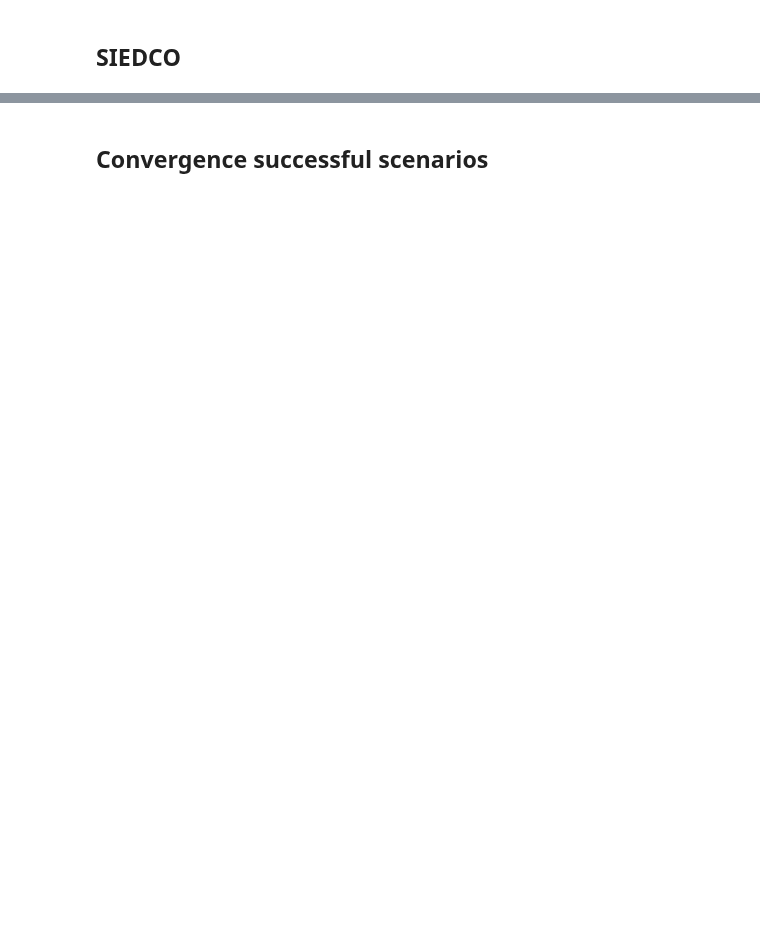
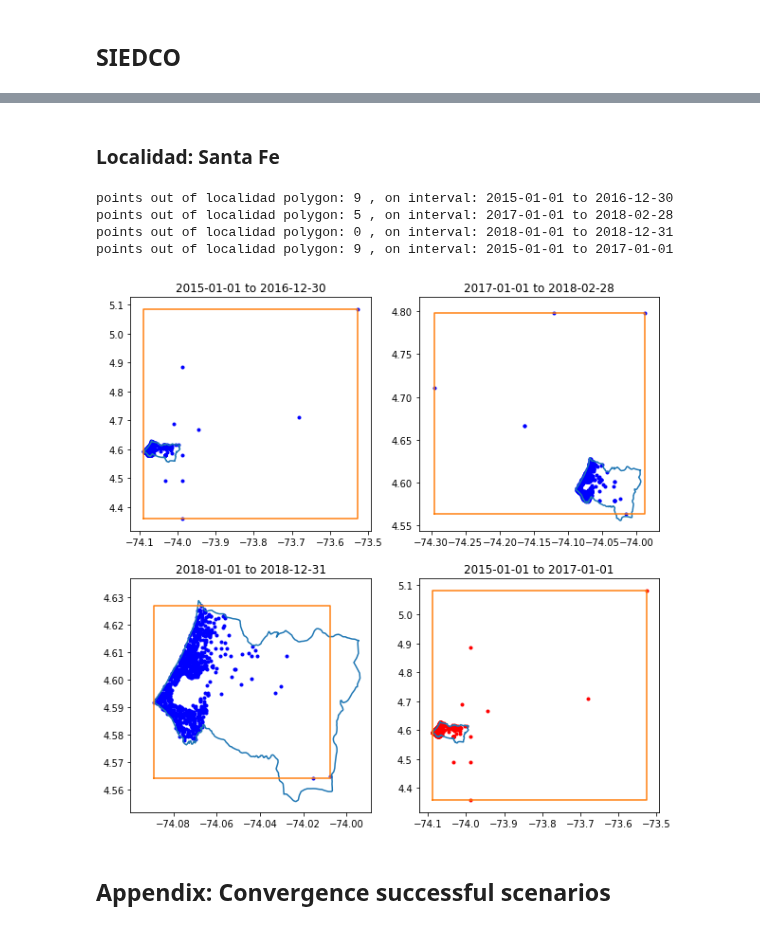
Before and after one commit to jrudascas/security_project, a Jupyter notebook: aggressive_behavior_model/SEPPexp/experiment_02_2_SEPPexp_convergence.ipynb, the cells around one changed output, grey strips where cells are left out. Saved outputs shown, nothing was run; the diff lists cells and outputs as text; code cells hidden in the pictures; blank space fills up the shorter version.

Commit message:
visualize train dataset points spatial distribution for convergence vs no convergence sepp models

```diff
--- a/aggressive_behavior_model/SEPPexp/experiment_02_2_SEPPexp_convergence.ipynb
+++ b/aggressive_behavior_model/SEPPexp/experiment_02_2_SEPPexp_convergence.ipynb
@@ -15,0 +56,14 @@ from services.process_data import ProcessData
+# %%
+def get_polygon_rectangular_region(region):
+    inProj  = Proj("+init=EPSG:3116",preserve_units=True)
+    outProj = Proj("+init=EPSG:4326") # WGS84 in degrees and not EPSG:3857 in meters)
+    # swap x,y as mkennedy says
+    y1,x1 =  (region.min.y, region.min.x)
+    point1=transform(inProj,outProj,x1,y1)
+    x1, y1 = point1
+
+    y2,x2 = (region.max.y, region.max.x)
+    point2 = transform(inProj,outProj,x2,y2)
+    x2, y2 = point2
+
+    return Polygon([[x1,y1],[x2,y1],[x2,y2],[x1,y2]])
@@ -16,3 +73,5 @@ from services.process_data import ProcessData
+# %%
+localidades_polygons_list = generate_localidades_polygons(geojson_localidad)
 # %% [markdown]
 ## SIEDCO
 # %%
@@ -32,5 +215,66 @@ df = data.get_formated_df()
+# %% [markdown]
+### Localidad: Santa Fe
+# %%
+## Localidad, Santa Fe
+df_localidad = ProcessData.filter_by_field(df, 'LOCALIDAD', 'SANTA FE')
+localidad_polygon = get_localidad_polygon(localidades_polygons_list, 'SANTA FE')
+# %%
+initial_date = '2015-01-01'
+final_date = '2016-12-30'
+df_filtered = ProcessData.filter_by_date(df_localidad, siedco_dict, initial_date, final_date)
+time_space_points, region = ProcessData.get_time_space_points(df_filtered, siedco_dict)
+fig, ax = plt.subplots(2,2,figsize=(10,10))
+ax[0,0].scatter(df_filtered.LONGITUD_X.values, df_filtered.LATITUD_Y.values, marker=".", color="blue")
+ax[0,0].plot(*localidad_polygon.exterior.xy)
+ax[0,0].plot(*get_polygon_rectangular_region(region).exterior.xy)
+ax[0,0].set_title(initial_date+' to '+final_date)
+#Check points are into Santa Fe
+df_filtered['in_polygon?'] = df_filtered.apply (lambda row: point_at_location(df_filtered, localidad_polygon, row), axis=1)
+print("points out of localidad polygon:",len(df_filtered.loc[(df_filtered['in_polygon?'] == False)]),", on interval:",initial_date, "to", final_date)
+
+initial_date = '2017-01-01'
+final_date = '2018-02-28'
+df_filtered = ProcessData.filter_by_date(df_localidad, siedco_dict, initial_date, final_date)
+time_space_points, region = ProcessData.get_time_space_points(df_filtered, siedco_dict)
+ax[0,1].scatter(df_filtered.LONGITUD_X.values, df_filtered.LATITUD_Y.values, marker=".", color="blue")
+ax[0,1].plot(*localidad_polygon.exterior.xy)
+ax[0,1].plot(*get_polygon_rectangular_region(region).exterior.xy)
+ax[0,1].set_title(initial_date+' to '+final_date)
+#Check points are into Santa Fe
+df_filtered['in_polygon?'] = df_filtered.apply (lambda row: point_at_location(df_filtered, localidad_polygon, row), axis=1)
+print("points out of localidad polygon:",len(df_filtered.loc[(df_filtered['in_polygon?'] == False)]),", on interval:",initial_date, "to", final_date)
+
+initial_date = '2018-01-01'
+final_date = '2018-12-31'
+df_filtered = ProcessData.filter_by_date(df_localidad, siedco_dict, initial_date, final_date)
+time_space_points, region = ProcessData.get_time_space_points(df_filtered, siedco_dict)
+ax[1,0].scatter(df_filtered.LONGITUD_X.values, df_filtered.LATITUD_Y.values, marker=".", color="blue")
+ax[1,0].plot(*localidad_polygon.exterior.xy)
+ax[1,0].plot(*get_polygon_rectangular_region(region).exterior.xy)
+ax[1,0].set_title(initial_date+' to '+final_date)
+#Check points are into Santa Fe
+df_filtered['in_polygon?'] = df_filtered.apply (lambda row: point_at_location(df_filtered, localidad_polygon, row), axis=1)
+print("points out of localidad polygon:",len(df_filtered.loc[(df_filtered['in_polygon?'] == False)]),", on interval:",initial_date, "to", final_date)
+
+initial_date = '2015-01-01'
+final_date = '2017-01-01'
+df_filtered = ProcessData.filter_by_date(df_localidad, siedco_dict, initial_date, final_date)
+time_space_points, region = ProcessData.get_time_space_points(df_filtered, siedco_dict)
+ax[1,1].scatter(df_filtered.LONGITUD_X.values, df_filtered.LATITUD_Y.values, marker=".", color="red")
+ax[1,1].plot(*localidad_polygon.exterior.xy)
+ax[1,1].plot(*get_polygon_rectangular_region(region).exterior.xy)
+ax[1,1].set_title(initial_date+' to '+final_date)
+#Check points are into Santa Fe
+df_filtered['in_polygon?'] = df_filtered.apply (lambda row: point_at_location(df_filtered, localidad_polygon, row), axis=1)
+print("points out of localidad polygon:",len(df_filtered.loc[(df_filtered['in_polygon?'] == False)]),", on interval:",initial_date, "to", final_date)
+# %% [output]
+points out of localidad polygon: 9 , on interval: 2015-01-01 to 2016-12-30
+points out of localidad polygon: 5 , on interval: 2017-01-01 to 2018-02-28
+points out of localidad polygon: 0 , on interval: 2018-01-01 to 2018-12-31
+points out of localidad polygon: 9 , on interval: 2015-01-01 to 2017-01-01
+[figure, added]
 # %% [markdown]
-## Convergence successful scenarios
+## Appendix: Convergence successful scenarios
 # %%
 ## City scope
 initial_date = '2015-01-01'
```
Also changed, not shown: parts of 23 cells of this notebook.
